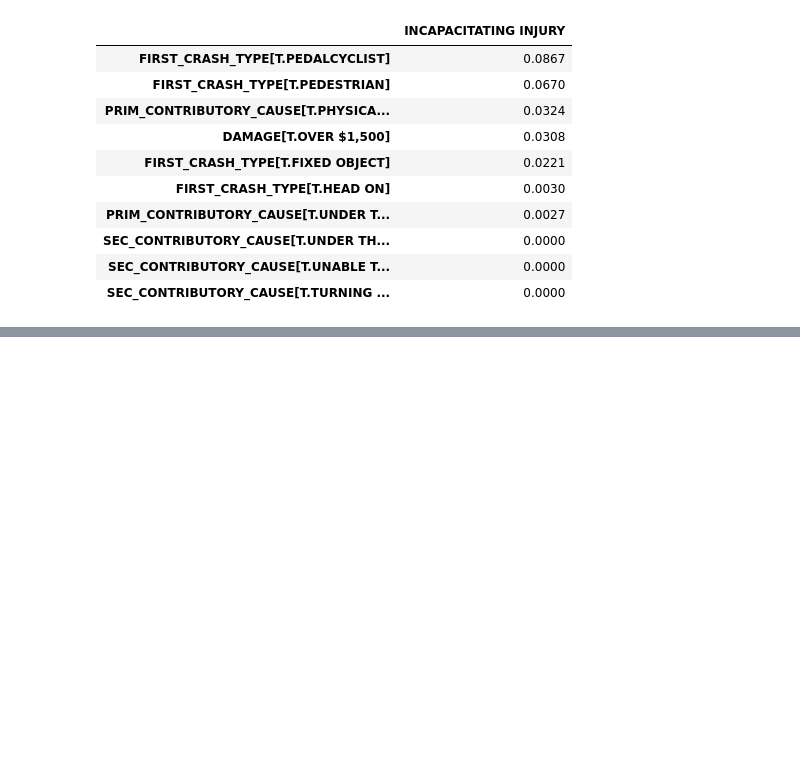
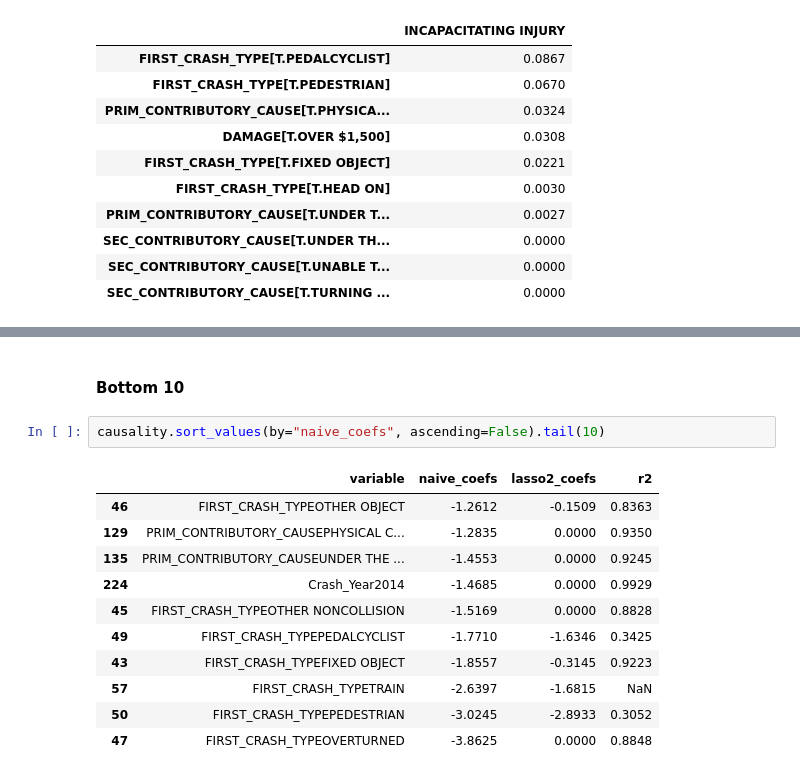
Before and after one commit to fsaudm/stat480_project, a Jupyter notebook: results_analysis.ipynb, the cells around one changed output, grey strips where cells are left out. Cells and saved outputs as stored; diff of their text form; blank space fills up the shorter version.

```diff
--- a/results_analysis.ipynb
+++ b/results_analysis.ipynb
@@ -147,0 +294,16 @@ pd.DataFrame(multinomial_coeffs['INCAPACITATING INJURY'].sort_values(ascending=F
+# %% [markdown]
+#### Bottom 10
+# %%
+causality.sort_values(by="naive_coefs", ascending=False).tail(10)
+# %% [output]
+|  | variable | naive_coefs | lasso2_coefs | r2 |
+| 46 | FIRST_CRASH_TYPEOTHER OBJECT | -1.2612 | -0.1509 | 0.8363 |
+| 129 | PRIM_CONTRIBUTORY_CAUSEPHYSICAL C... | -1.2835 | 0.0000 | 0.9350 |
+| 135 | PRIM_CONTRIBUTORY_CAUSEUNDER THE ... | -1.4553 | 0.0000 | 0.9245 |
+| 224 | Crash_Year2014 | -1.4685 | 0.0000 | 0.9929 |
+| 45 | FIRST_CRASH_TYPEOTHER NONCOLLISION | -1.5169 | 0.0000 | 0.8828 |
+| 49 | FIRST_CRASH_TYPEPEDALCYCLIST | -1.7710 | -1.6346 | 0.3425 |
+| 43 | FIRST_CRASH_TYPEFIXED OBJECT | -1.8557 | -0.3145 | 0.9223 |
+| 57 | FIRST_CRASH_TYPETRAIN | -2.6397 | -1.6815 | NaN |
+| 50 | FIRST_CRASH_TYPEPEDESTRIAN | -3.0245 | -2.8933 | 0.3052 |
+| 47 | FIRST_CRASH_TYPEOVERTURNED | -3.8625 | 0.0000 | 0.8848 |
```
Also changed, not shown: parts of 18 cells of this notebook, 6 other files.
